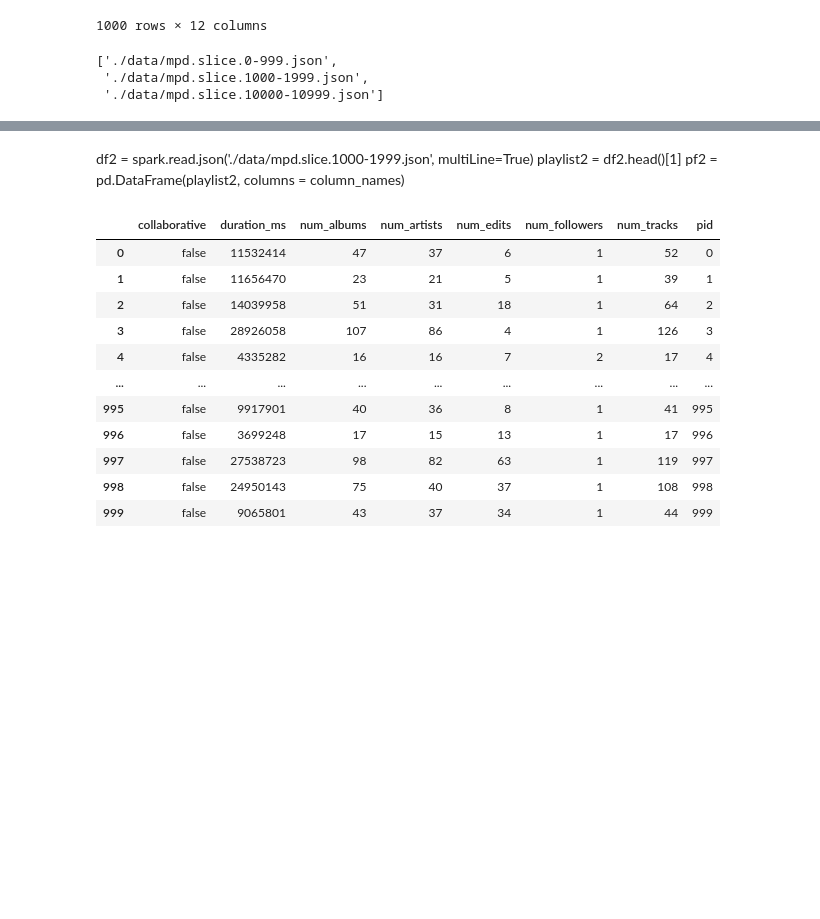
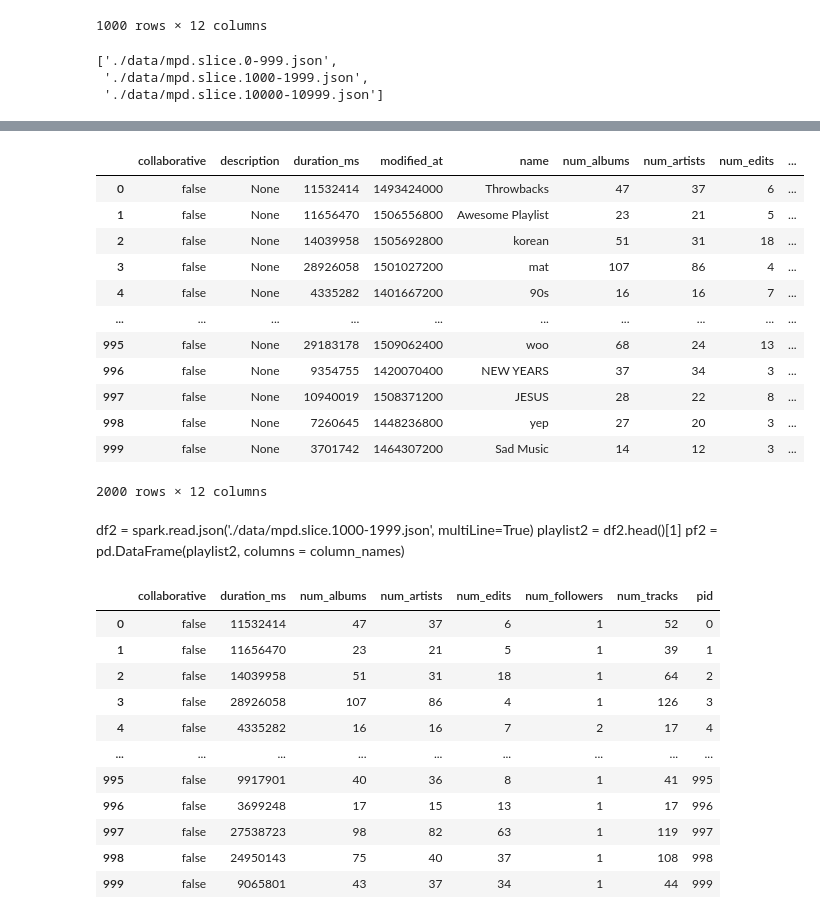
Before and after one commit to chris-stellato/capstone1, a Jupyter notebook: EDA_capstone1_day3.ipynb, the cells around one changed output, grey strips where cells are left out. Drawn from its saved outputs; the diff is of its cells as text; code cells hidden in the pictures; blank space fills up the shorter version.

```diff
--- a/EDA_capstone1_day3.ipynb
+++ b/EDA_capstone1_day3.ipynb
@@ -72,0 +81,7 @@ result
+# %%
+list_of_frames = []
+for file in file_list[:4]:
+    current_df = spark.read.json(file, multiLine=True)
+    current_playlist = current_df.head()[1]
+    current_pframe = pd.DataFrame(current_playlist, columns=column_names)
+    list_of_frames.append(current_pframe)
@@ -73,3 +102,21 @@ result
+# %%
+result = pd.concat(list_of_frames)
+# %%
+result
+# %% [output]
+|  | collaborative | description | duration_ms | modified_at | name | num_albums | num_artists | num_edits | ... |
+| 0 | false | None | 11532414 | 1493424000 | Throwbacks | 47 | 37 | 6 | ... |
+| 1 | false | None | 11656470 | 1506556800 | Awesome Playlist | 23 | 21 | 5 | ... |
+| 2 | false | None | 14039958 | 1505692800 | korean | 51 | 31 | 18 | ... |
+| 3 | false | None | 28926058 | 1501027200 | mat | 107 | 86 | 4 | ... |
+| 4 | false | None | 4335282 | 1401667200 | 90s | 16 | 16 | 7 | ... |
+| ... | ... | ... | ... | ... | ... | ... | ... | ... | ... |
+| 995 | false | None | 29183178 | 1509062400 | woo | 68 | 24 | 13 | ... |
+| 996 | false | None | 9354755 | 1420070400 | NEW YEARS | 37 | 34 | 3 | ... |
+| 997 | false | None | 10940019 | 1508371200 | JESUS | 28 | 22 | 8 | ... |
+| 998 | false | None | 7260645 | 1448236800 | yep | 27 | 20 | 3 | ... |
+| 999 | false | None | 3701742 | 1464307200 | Sad Music | 14 | 12 | 3 | ... |
+2000 rows × 12 columns
 # %% [markdown]
 df2 = spark.read.json('./data/mpd.slice.1000-1999.json', multiLine=True)
 playlist2 = df2.head()[1]
```
Also changed, not shown: parts of 7 cells of this notebook.
